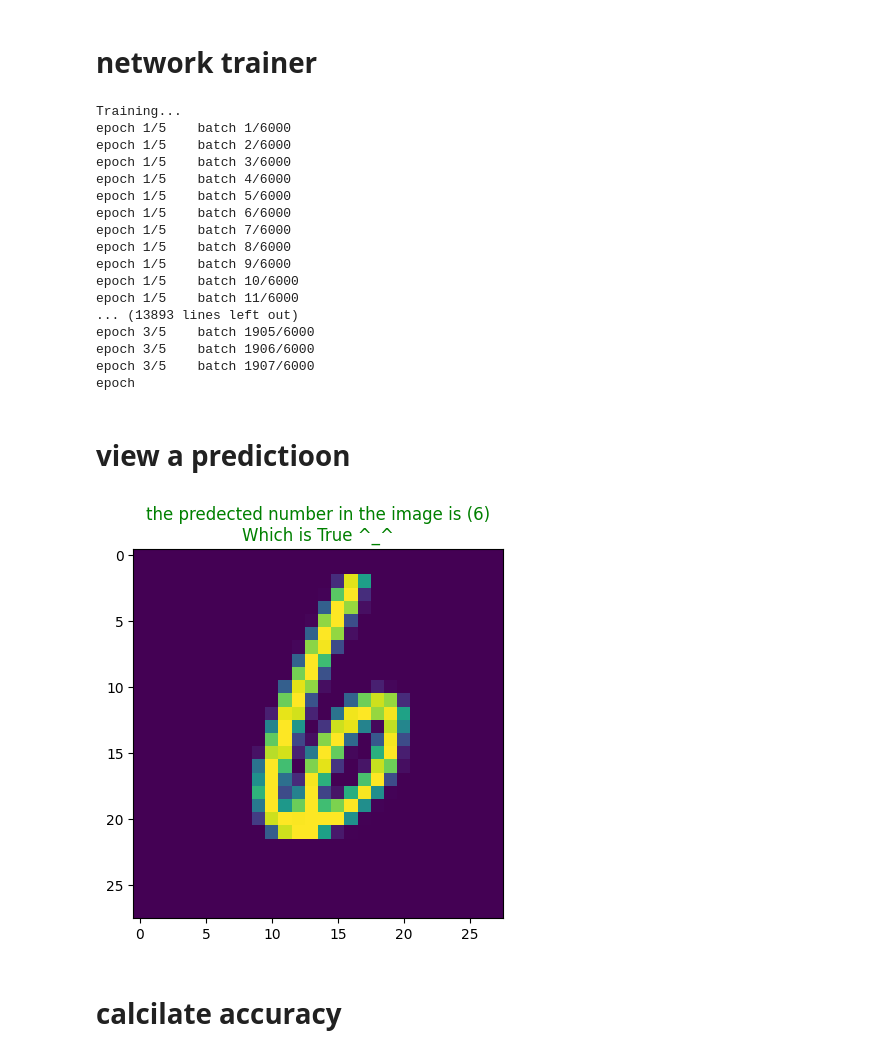
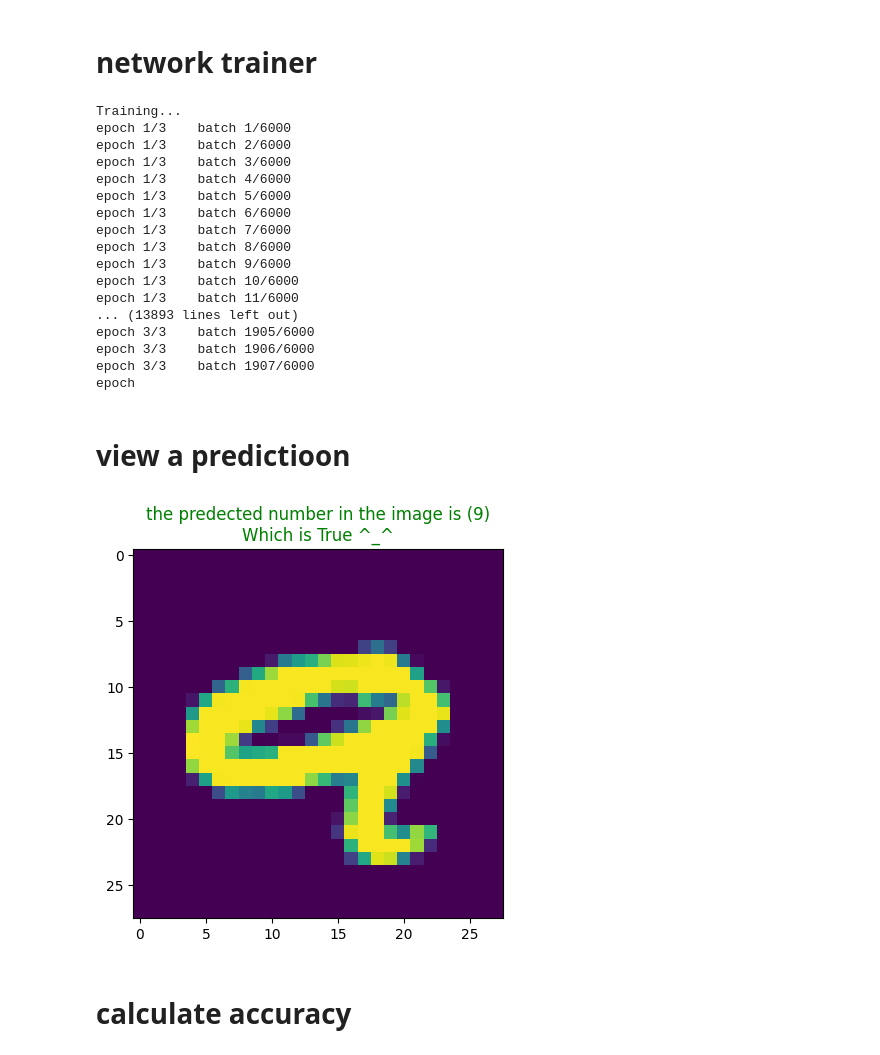
Before and after one commit to Abood-devo/mnist-image-calssifier, a Jupyter notebook: main.ipynb, the cells around one changed output. Drawn from its saved outputs; the diff is of its cells as text; code cells hidden in the pictures.

```diff
--- a/main.ipynb
+++ b/main.ipynb
@@ -28,9 +28,9 @@ Change parameters as you want to see it's effect on results.
 # %%
 # Hyper-prameters
 neurons = [28*28, 120, 84, 10]
-EPOCHS = 5
+EPOCHS = 3
 batch_size = 10
-lr =0.01
+lr =0.1
 data_path = 'datasets/'
 trained_model_path = 'mnist_net.pth'
 # %% [markdown]
@@ -122,8 +122,8 @@ def network_trainer(network, loss_fun, optimizer, training_data, model_root=trai
             optimizer.step()
 
             batch_counter+=1
+    torch.save(network.state_dict(), model_root)
     print("\n^DONE^\n")
-    torch.save(network.state_dict(), model_root)
 
 network_trainer(network=net,
                 loss_fun=loss_fun,
@@ -131,47 +131,49 @@ network_trainer(network=net,
                 training_data=trainig)
 # %% [output]
 Training...
-epoch 1/5    batch 1/6000
-epoch 1/5    batch 2/6000
-epoch 1/5    batch 3/6000
-epoch 1/5    batch 4/6000
-epoch 1/5    batch 5/6000
-epoch 1/5    batch 6/6000
-epoch 1/5    batch 7/6000
-epoch 1/5    batch 8/6000
-epoch 1/5    batch 9/6000
-epoch 1/5    batch 10/6000
-epoch 1/5    batch 11/6000
+epoch 1/3    batch 1/6000
+epoch 1/3    batch 2/6000
+epoch 1/3    batch 3/6000
+epoch 1/3    batch 4/6000
+epoch 1/3    batch 5/6000
+epoch 1/3    batch 6/6000
+epoch 1/3    batch 7/6000
+epoch 1/3    batch 8/6000
+epoch 1/3    batch 9/6000
+epoch 1/3    batch 10/6000
+epoch 1/3    batch 11/6000
 ... (13893 lines left out)
-epoch 3/5    batch 1905/6000
-epoch 3/5    batch 1906/6000
-epoch 3/5    batch 1907/6000
+epoch 3/3    batch 1905/6000
+epoch 3/3    batch 1906/6000
+epoch 3/3    batch 1907/6000
 epoch
 # %% [markdown]
 # view a predictioon
 # %%
 def network_prediction(network, testing_data, model_root=trained_model_path):
     """
     """
     network.load_state_dict(torch.load(model_root))
     test_sampels = iter(testing_data)
     imges, labels = test_sampels.next()
     results = network(imges[0])
     _, predicted = torch.max(results, 1)
-    color = 'red'
-    title = f'the predected number in the image is ({int(predicted)})\nBUT! desired number is ({labels[0]})'
+
     if predicted==labels[0]:
         color='green'
         title= f'the predected number in the image is ({int(predicted)})\nWhich is True ^_^'
+    else:
+        color = 'red'
+        title = f'the predected number in the image is ({int(predicted)})\nBUT! desired number is ({labels[0]})'
     plt.title(title, color=color)
     plt.imshow(np.transpose(imges[0], (1, 2, 0)))
     plt.show()
 
 network_prediction(network=net, testing_data=testing)
 # %% [output]
-[figure, old version]
+[figure, new version]
 # %% [markdown]
-# calcilate accuracy
+# calculate accuracy
 # %%
 def accuracy_evalutor(network, testing_data):
     # Measure accuracy for each class
```
Also changed, not shown: parts of 4 cells of this notebook, 1 other file.
